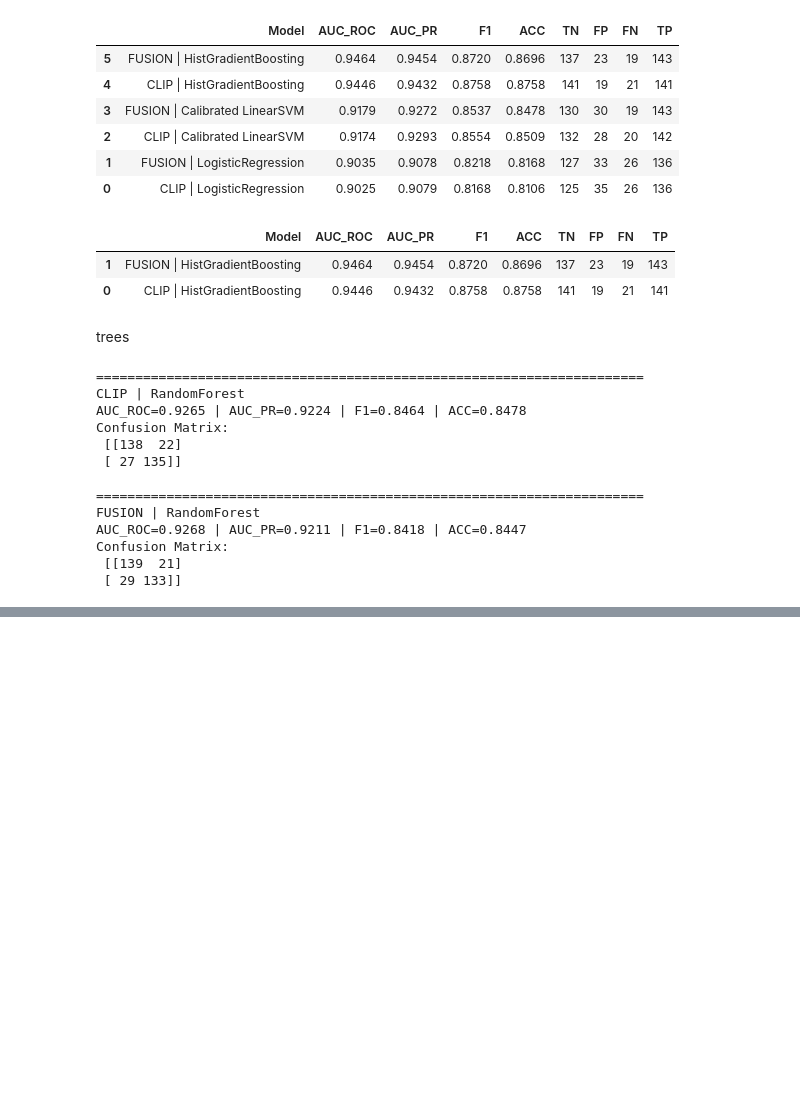
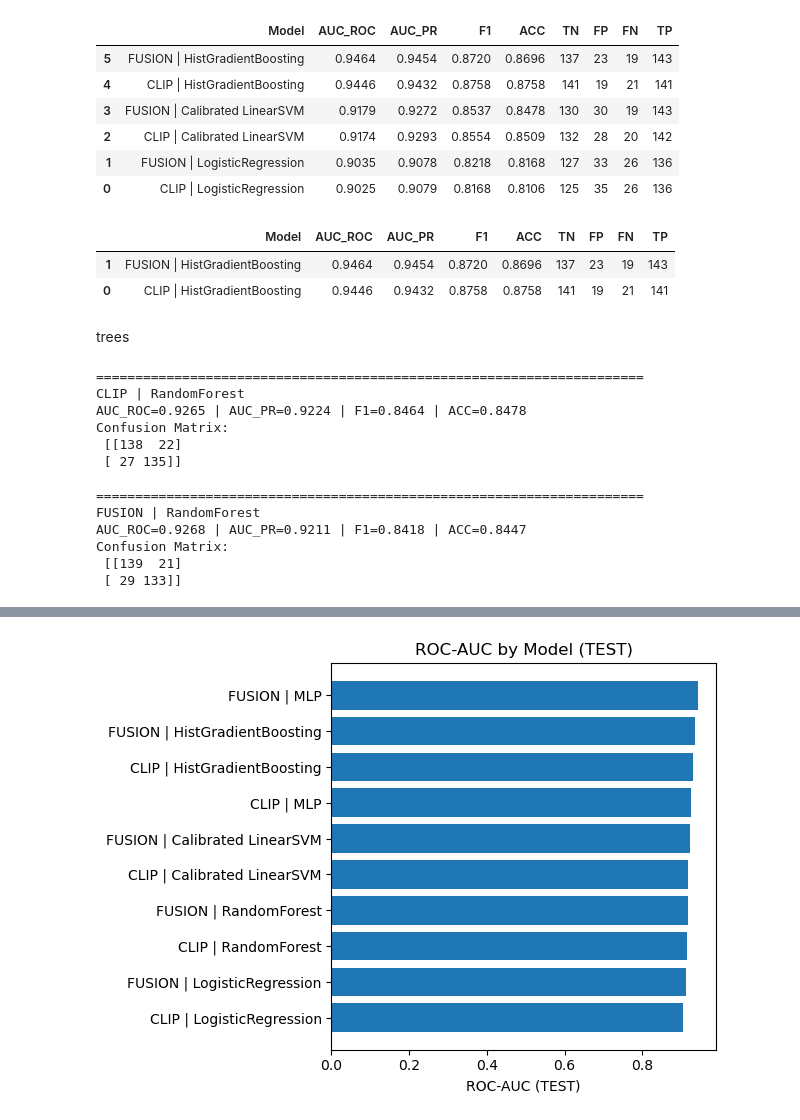
Before and after one commit to YuvalGarzon/Seminar-Project-Real-time-Crowd-Anomaly, a Jupyter notebook: ProjectRealTimeCrowdAnomaly.ipynb, the cells around one changed output, grey strips where cells are left out. Saved outputs shown, nothing was run; the diff lists cells and outputs as text; code cells hidden in the pictures; blank space fills up the shorter version.

```diff
--- a/ProjectRealTimeCrowdAnomaly.ipynb
+++ b/ProjectRealTimeCrowdAnomaly.ipynb
@@ -1653,3 +1653,95 @@ df
 | 8 | CLIP | RandomForest | 0.5 | 0.844828 | 0.837545 | 0.915667 | 0.898017 | 129 | 21 | 24 | 116 |
 | 3 | FUSION | LogisticRegression | 0.5 | 0.841379 | 0.832117 | 0.912143 | 0.899388 | 130 | 20 | 26 | 114 |
 | 2 | CLIP | LogisticRegression | 0.5 | 0.848276 | 0.840580 | 0.905714 | 0.890808 | 130 | 20 | 24 | 116 |
+# %%
+# df = your results table (as in your cell)
+df_plot = df.copy()
+df_plot["Model"] = df_plot["Model"].astype(str)
+
+# ---------- 1) ROC-AUC by model (TEST) ----------
+df_roc = df_plot.sort_values("ROC_AUC", ascending=True)
+plt.figure()
+plt.barh(df_roc["Model"], df_roc["ROC_AUC"])
+plt.xlabel("ROC-AUC (TEST)")
+plt.title("ROC-AUC by Model (TEST)")
+plt.tight_layout()
+plt.show()
+
+# ---------- 2) PR-AUC by model (TEST) ----------
+df_pr = df_plot.sort_values("PR_AUC", ascending=True)
+plt.figure()
+plt.barh(df_pr["Model"], df_pr["PR_AUC"])
+plt.xlabel("PR-AUC (TEST)")
+plt.title("PR-AUC by Model (TEST)")
+plt.tight_layout()
+plt.show()
+
+# ---------- 3) F1 by model (TEST) ----------
+df_f1 = df_plot.sort_values("F1", ascending=True)
+plt.figure()
+plt.barh(df_f1["Model"], df_f1["F1"])
+plt.xlabel("F1 (TEST)")
+plt.title("F1 by Model (TEST)")
+plt.tight_layout()
+plt.show()
+
+# ---------- 4) ROC-AUC vs PR-AUC scatter (annotated) ----------
+plt.figure()
+plt.scatter(df_plot["ROC_AUC"], df_plot["PR_AUC"])
+for _, r in df_plot.iterrows():
+    plt.annotate(r["Model"], (r["ROC_AUC"], r["PR_AUC"]),
+                 fontsize=8, xytext=(4, 4), textcoords="offset points")
+plt.xlabel("ROC-AUC (TEST)")
+plt.ylabel("PR-AUC (TEST)")
+plt.title("ROC-AUC vs PR-AUC (TEST)")
+plt.tight_layout()
+plt.show()
+
+# ---------- 5) Error tradeoff: FN vs FP (TEST) ----------
+df_err = df_plot.sort_values(["FN", "FP"], ascending=[True, True])
+y = np.arange(len(df_err))
+h = 0.4
+
+plt.figure()
+plt.barh(y - h/2, df_err["FN"], height=h, label="FN")
+plt.barh(y + h/2, df_err["FP"], height=h, label="FP")
+plt.yticks(y, df_err["Model"])
+plt.xlabel("Count (TEST)")
+plt.title("False Negatives vs False Positives (TEST)")
+plt.legend()
+plt.tight_layout()
+plt.show()
+
+# ---------- 6) Fusion gain per family (Delta ROC-AUC / Delta F1) ----------
+def family_key(name: str) -> str:
+    # "CLIP | X" or "FUSION | X" -> "X"
+    return name.split("|", 1)[1].strip() if "|" in name else name.strip()
+
+tmp = df_plot.copy()
+tmp["Family"] = tmp["Model"].apply(family_key)
+
+clip = tmp[tmp["Model"].str.startswith("CLIP")].set_index("Family")
+fus  = tmp[tmp["Model"].str.startswith("FUSION")].set_index("Family")
+
+common = sorted(set(clip.index) & set(fus.index))
+if common:
+    delta_roc = np.array([fus.loc[k, "ROC_AUC"] - clip.loc[k, "ROC_AUC"] for k in common])
+    delta_f1  = np.array([fus.loc[k, "F1"]      - clip.loc[k, "F1"]      for k in common])
+
+    x = np.arange(len(common))
+    w = 0.35
+
+    plt.figure()
+    plt.bar(x - w/2, delta_roc, width=w, label="Δ ROC-AUC (Fusion - Clip)")
+    plt.bar(x + w/2, delta_f1,  width=w, label="Δ F1 (Fusion - Clip)")
+    plt.axhline(0)
+    plt.xticks(x, common, rotation=45, ha="right")
+    plt.ylabel("Delta")
+    plt.title("Fusion Gain per Model Family (TEST)")
+    plt.legend()
+    plt.tight_layout()
+    plt.show()
+else:
+    print("No common CLIP/FUSION families found for delta plot.")
+# %% [output]
+[figure, added]
```
Also changed, not shown: parts of 2 cells of this notebook.
